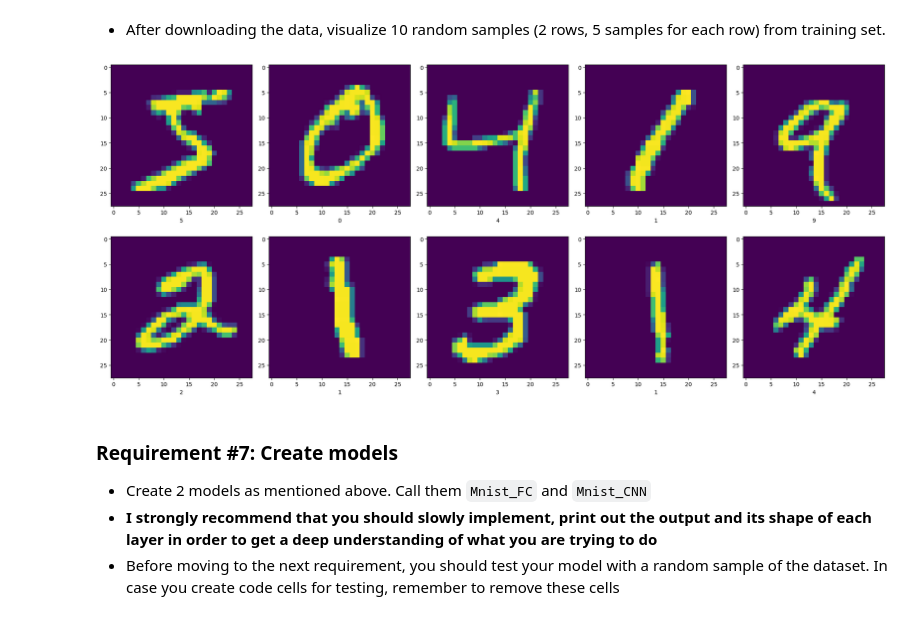
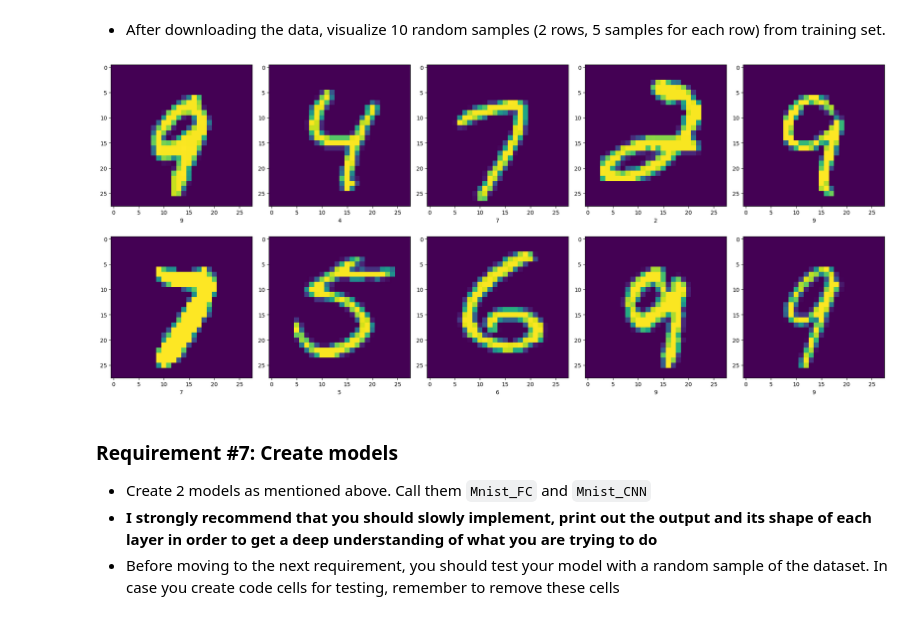
Before and after one commit to khanhnhan1512/Lab-3, a Jupyter notebook: 21127657.ipynb, the cells around one changed output. Saved outputs shown, nothing was run; the diff lists cells and outputs as text; code cells hidden in the pictures.

```diff
--- a/21127657.ipynb
+++ b/21127657.ipynb
@@ -345,7 +345,6 @@ data3["Vatican City"].extend([12.27, 41.54])
 
 # Title and ratio of radius of the circles
 title = ['Total Cases', 'Total Deaths']
-rate = [900000, 16000]
 # Create a world map
 world = gpd.read_file(gpd.datasets.get_path('naturalearth_lowres'))
 
@@ -355,14 +354,17 @@ fig, ax = plt.subplots(2,1,figsize=(30, 10))
 for i in range(2):
     world.plot(ax=ax[i], figsize=(30, 10))
 
+    rate = 35 / np.max(df.iloc[:, i+1])
     # Plot the circles
     for values in data3.values():
-        ax[i].add_patch(plt.Circle((values[2], values[3]), radius=values[i] / rate[i], fc='None', ec='red', alpha=1, lw=2))
+        ax[i].add_patch(plt.Circle((values[2], values[3]), radius=max(values[i]*rate, 1), color='red', fill=False))
+
 
     ax[i].set_title(title[i])
     ax[i].set_xlabel('Longitude')
     ax[i].set_ylabel('Latitude')
 
 # Display the map
+plt.tight_layout()
 plt.show()
 # %% [output]
@@ -449,0 +442,17 @@ plt.show()
+# %%
+# TODO: create heatmap
+def pearson_coef(x, y):
+    x_mean = np.mean(x)
+    y_mean = np.mean(y)
+    return np.sum((x-x_mean)*(y-y_mean))/(np.sqrt(np.sum((x-x_mean)**2))*np.sqrt(np.sum((y-y_mean)**2)))
+
+
+fig, ax = plt.subplots(figsize=(8, 7))
+corr = np.full((len(num_features), len(num_features)), fill_value=np.nan)
+for i in range(1, 6):
+    for j in range(i+1, 7):
+        x = df[num_features[i-1]]
+        y = df[num_features[j-1]]
+        corr[j-1 , i-1] = pearson_coef(x, y)
+heat_map = sn.heatmap(corr, annot=True, fmt=".2f", vmax=1, vmin=-1, xticklabels=num_features, yticklabels=num_features)
+plt.show()
@@ -509,15 +500,19 @@ Extracting ./data\MNIST\raw\t10k-labels-idx1-ubyte.gz to ./data\MNIST\raw
 # %%
 # TODO: visualize 10 random samples
 fig, axes = plt.subplots(2, 5, figsize=(20, 9))
+random.seed(42)
+random_indices = random.sample(range(len(training_data)), 10)
+
 for i in range(10):
+    img, label = training_data[random_indices[i]]
     # remove the 'channel dimension': (1, 28, 28) -> (28, 28)
-    axes[i//5, i%5].imshow(training_data[i][0].squeeze())
-    axes[i//5, i%5].set_xlabel(f"{training_data[i][1]}")
+    axes[i//5, i%5].imshow(img.squeeze())
+    axes[i//5, i%5].set_xlabel(f"{label}")
 
 plt.tight_layout()
 plt.show()
 # %% [output]
-[figure, old version]
+[figure, new version]
 # %% [markdown]
 ### Requirement #7: Create models
 
```
Also changed, not shown: parts of 18 cells of this notebook.
